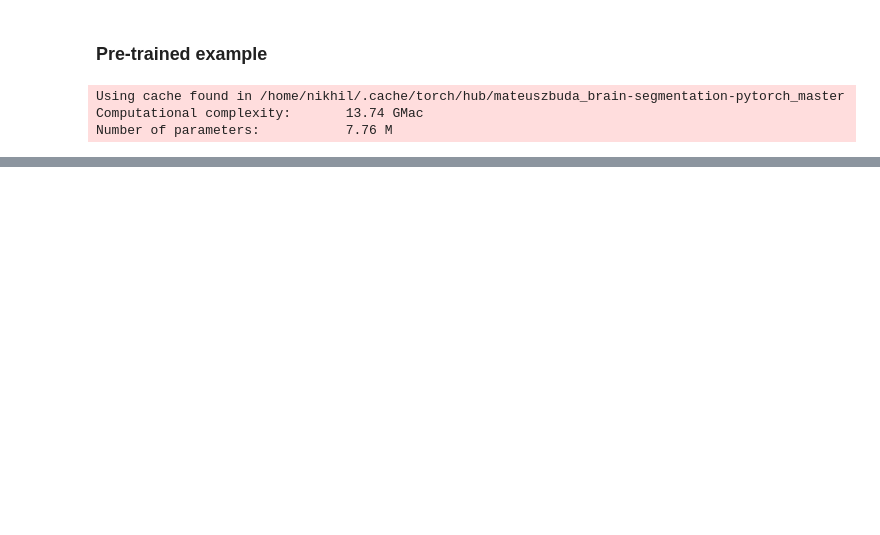
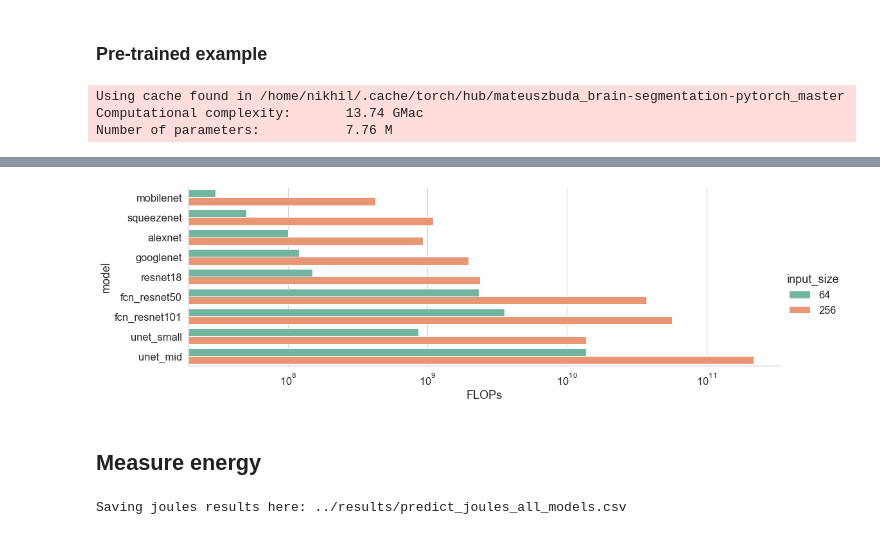
Before and after one commit to neurodatascience/watts_up_compute, a Jupyter notebook: notebooks/4_unet_analysis.ipynb, the cells around one changed output, grey strips where cells are left out. Drawn from its saved outputs; the diff is of its cells as text; code cells hidden in the pictures; blank space fills up the shorter version.

Commit message:
added torch-vision models

```diff
--- a/notebooks/4_unet_analysis.ipynb
+++ b/notebooks/4_unet_analysis.ipynb
@@ -31,0 +64,26 @@ Number of parameters:           7.76 M
+# %%
+model_dict = { 'mobilenet':mobilenet, 'squeezenet':squeezenet, 'alexnet':alexnet, 'googlenet':googlenet, 'resnet18':resnet18,
+'fcn_resnet50':fcn_resnet50, 'fcn_resnet101':fcn_resnet101, 'unet_small':unet_small,'unet_mid':unet_med}
+
+input_size_list = [64, 256]
+# %%
+init_features = 'n/a'
+n_channels = 3
+
+FLOP_df = pd.DataFrame(columns=['model','input_size','init_features','n_channels','FLOPs','FLOP_unit','n_parameters', 'param_unit'])
+i = 0
+
+for name, model in model_dict.items():
+    for input_size in input_size_list:
+        macs, params = get_model_complexity_info(model, (n_channels, input_size, input_size), as_strings=True,
+                                                            print_per_layer_stat=False, verbose=False)
+
+        if name == 'unet_small':
+            init_features = 32
+        else:
+            init_features = 128
+
+        FLOP_df.loc[i] = [name,input_size,init_features,n_channels] + macs.split(' ') + params.split(' ')
+        i = i + 1
+
+FLOP_df.head()
@@ -31,0 +114,14 @@ Number of parameters:           7.76 M
+# %%
+plot_df = FLOP_df.copy()
+plot_df['FLOPs'] = 1e9*plot_df['FLOPs'].astype(np.float)
+plot_df['n_parameters'] = 1e6*plot_df['n_parameters'].astype(np.float)
+
+sns.set(font_scale = 1.5)
+with sns.axes_style("whitegrid"):
+    g = sns.catplot(y='model',x='FLOPs', hue='input_size', kind='bar', data=plot_df, ax=ax1, palette='Set2',aspect=3)
+
+    g.set(xscale="log")
+# %% [output]
+[figure, added]
+# %% [markdown]
+## Measure energy
@@ -31,0 +138,17 @@ Number of parameters:           7.76 M
+# %%
+func_name = 'predict'
+joules_csv = '{}{}_joules_all_models.csv'.format(results_dir, func_name)
+
+print('Saving joules results here: {}'.format(joules_csv))
+csv_handler = CSVHandler(joules_csv)
+
+model_names = []
+for name, model in model_dict.items():
+    for input_size in input_size_list:
+        model_names.append(name)
+        x = np.random.random((1, n_channels, input_size, input_size))
+        measure_inference_energy(x, model, csv_handler)
+
+csv_handler.save_data()
+# %% [output]
+Saving joules results here: ../results/predict_joules_all_models.csv
```
Also changed, not shown: parts of 20 cells of this notebook.
